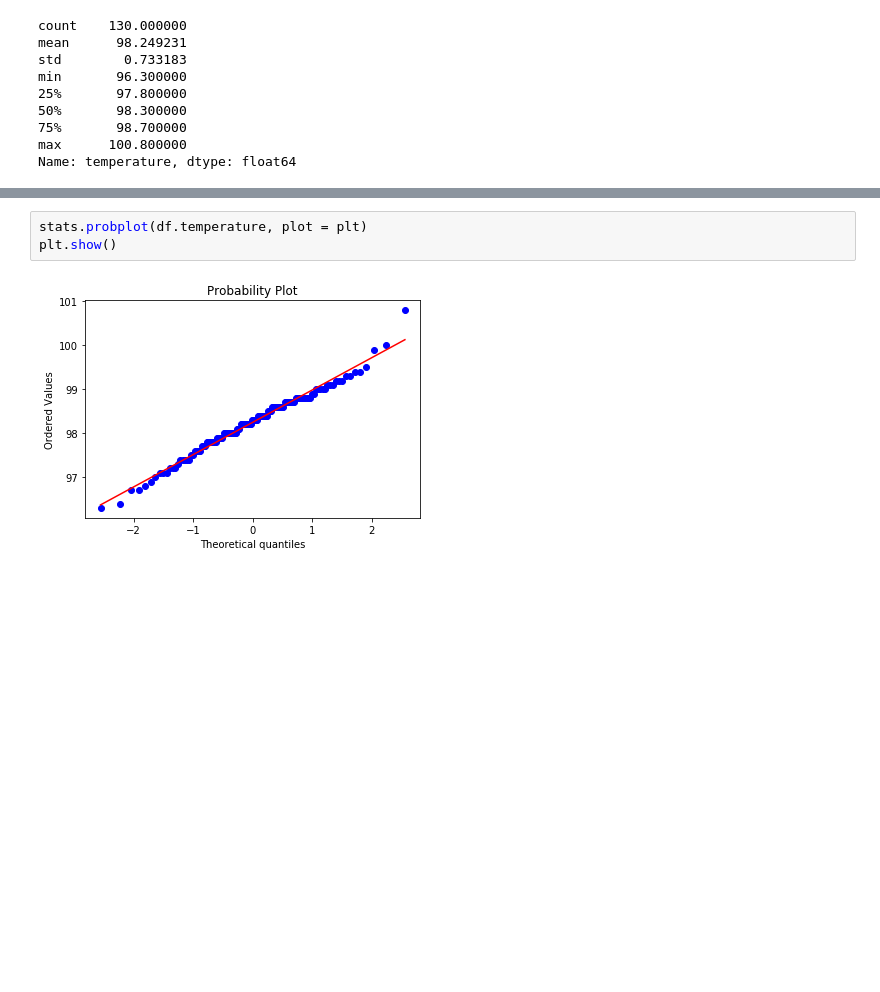
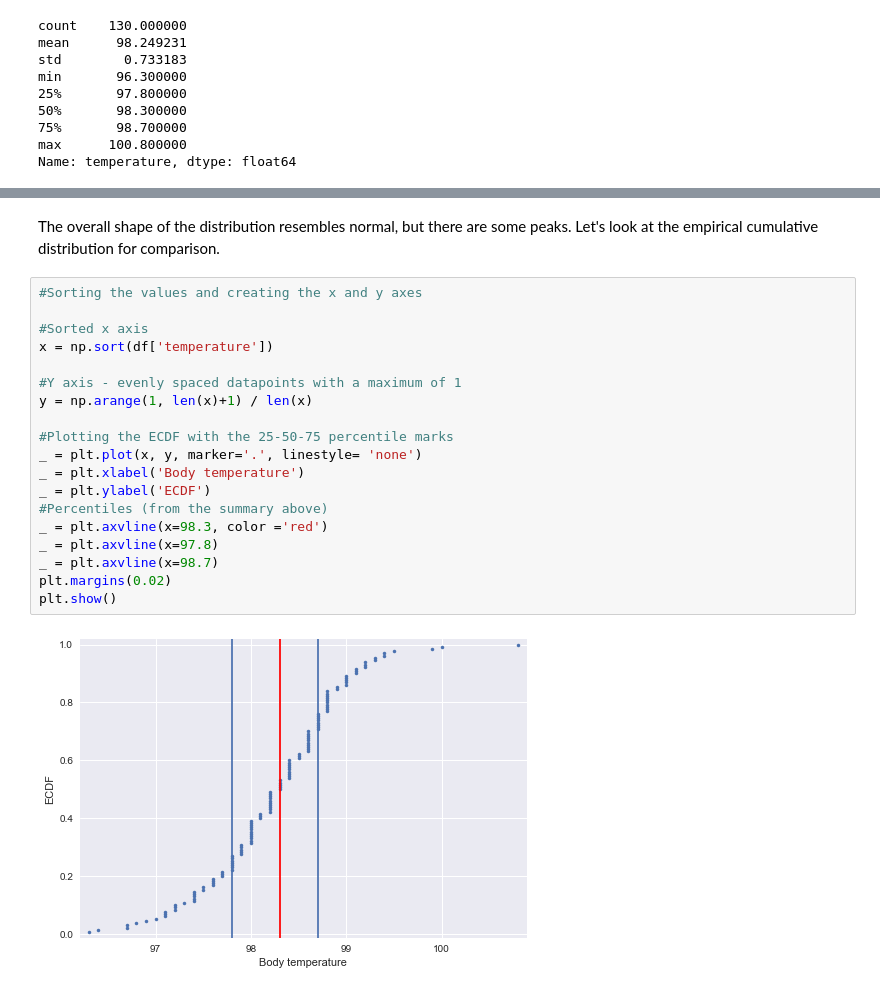
Before and after one commit to mamnunam/Springboard_Data_Science_track, a Jupyter notebook: EDA_human_temperature/sliderule_dsi_inferential_statistics_exercise_1.ipynb, the cells around one changed output, grey strips where cells are left out. Drawn from its saved outputs; the diff is of its cells as text; blank space fills up the shorter version.

```diff
--- a/EDA_human_temperature/sliderule_dsi_inferential_statistics_exercise_1.ipynb
+++ b/EDA_human_temperature/sliderule_dsi_inferential_statistics_exercise_1.ipynb
@@ -99,5 +102,23 @@ plt.show()
-# %%
-stats.probplot(df.temperature, plot = plt)
-plt.show()
-# %% [output]
-[figure, removed]
+# %% [markdown]
+The overall shape of the distribution resembles normal, but there are some peaks. Let's look at the empirical cumulative distribution for comparison.
+# %%
+#Sorting the values and creating the x and y axes
+
+#Sorted x axis
+x = np.sort(df['temperature'])
+
+#Y axis - evenly spaced datapoints with a maximum of 1
+y = np.arange(1, len(x)+1) / len(x)
+
+#Plotting the ECDF with the 25-50-75 percentile marks
+_ = plt.plot(x, y, marker='.', linestyle= 'none')
+_ = plt.xlabel('Body temperature')
+_ = plt.ylabel('ECDF')
+#Percentiles (from the summary above)
+_ = plt.axvline(x=98.3, color ='red')
+_ = plt.axvline(x=97.8)
+_ = plt.axvline(x=98.7)
+plt.margins(0.02)
+plt.show()
+# %% [output]
+[figure, added]
```
Also changed, not shown: parts of 52 cells of this notebook.
